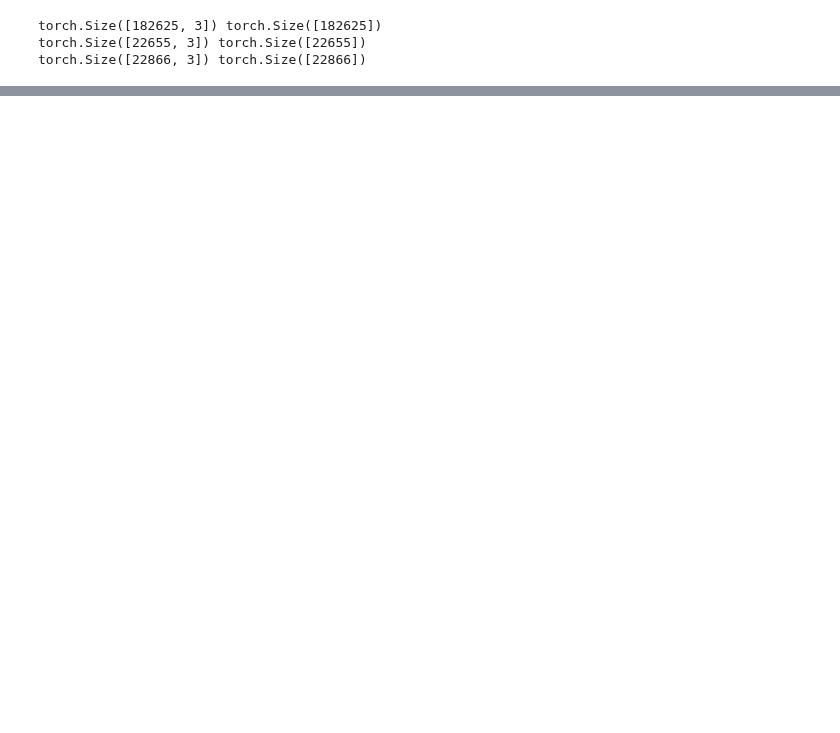
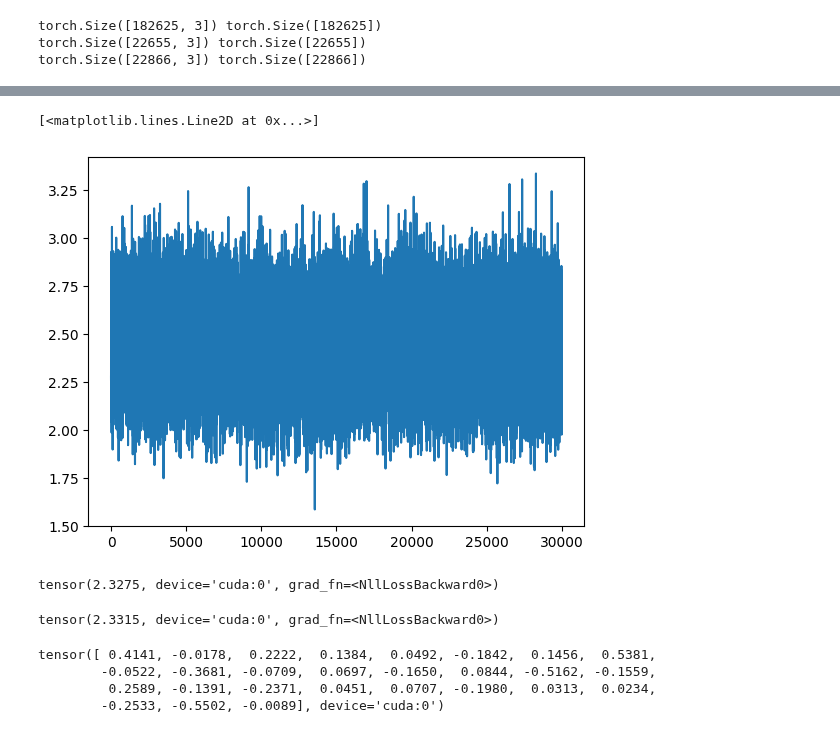
Before and after one commit to exploringweirdmachines/mlp, a Jupyter notebook: multi-layer-perceptron-part2.ipynb, the cells around one changed output, grey strips where cells are left out. Cells and saved outputs as stored; diff of their text form; code cells hidden in the pictures; blank space fills up the shorter version.

```diff
--- a/multi-layer-perceptron-part2.ipynb
+++ b/multi-layer-perceptron-part2.ipynb
@@ -1151,0 +1337,32 @@ split_80, split_90
+# %%
+plt.plot(stepi, lossi)
+# %% [output]
+[<matplotlib.lines.Line2D at 0x...>]
+[figure, added]
+# %%
+# the total loss for training split
+
+embeddings = C[X_train]  # (32, 3, 2)
+h = torch.tanh(embeddings.view(-1, 6) @ W1 + b1)  # (32, 100)
+logits = h @ W2 + b2  # (32, 27)
+loss = F.cross_entropy(logits, Y_train)
+loss
+# %% [output]
+tensor(2.3275, device='cuda:0', grad_fn=<NllLossBackward0>)
+# %%
+# the total loss for validation split
+
+embeddings = C[X_dev]  # (32, 3, 2)
+h = torch.tanh(embeddings.view(-1, 6) @ W1 + b1)  # (32, 100)
+logits = h @ W2 + b2  # (32, 27)
+loss = F.cross_entropy(logits, Y_dev)
+loss
+# %% [output]
+tensor(2.3315, device='cuda:0', grad_fn=<NllLossBackward0>)
+# %%
+C[:,0].data
+# %% [output]
+tensor([ 0.4141, -0.0178,  0.2222,  0.1384,  0.0492, -0.1842,  0.1456,  0.5381,
+        -0.0522, -0.3681, -0.0709,  0.0697, -0.1650,  0.0844, -0.5162, -0.1559,
+         0.2589, -0.1391, -0.2371,  0.0451,  0.0707, -0.1980,  0.0313,  0.0234,
+        -0.2533, -0.5502, -0.0089], device='cuda:0')
```
Also changed, not shown: parts of 52 cells of this notebook.
